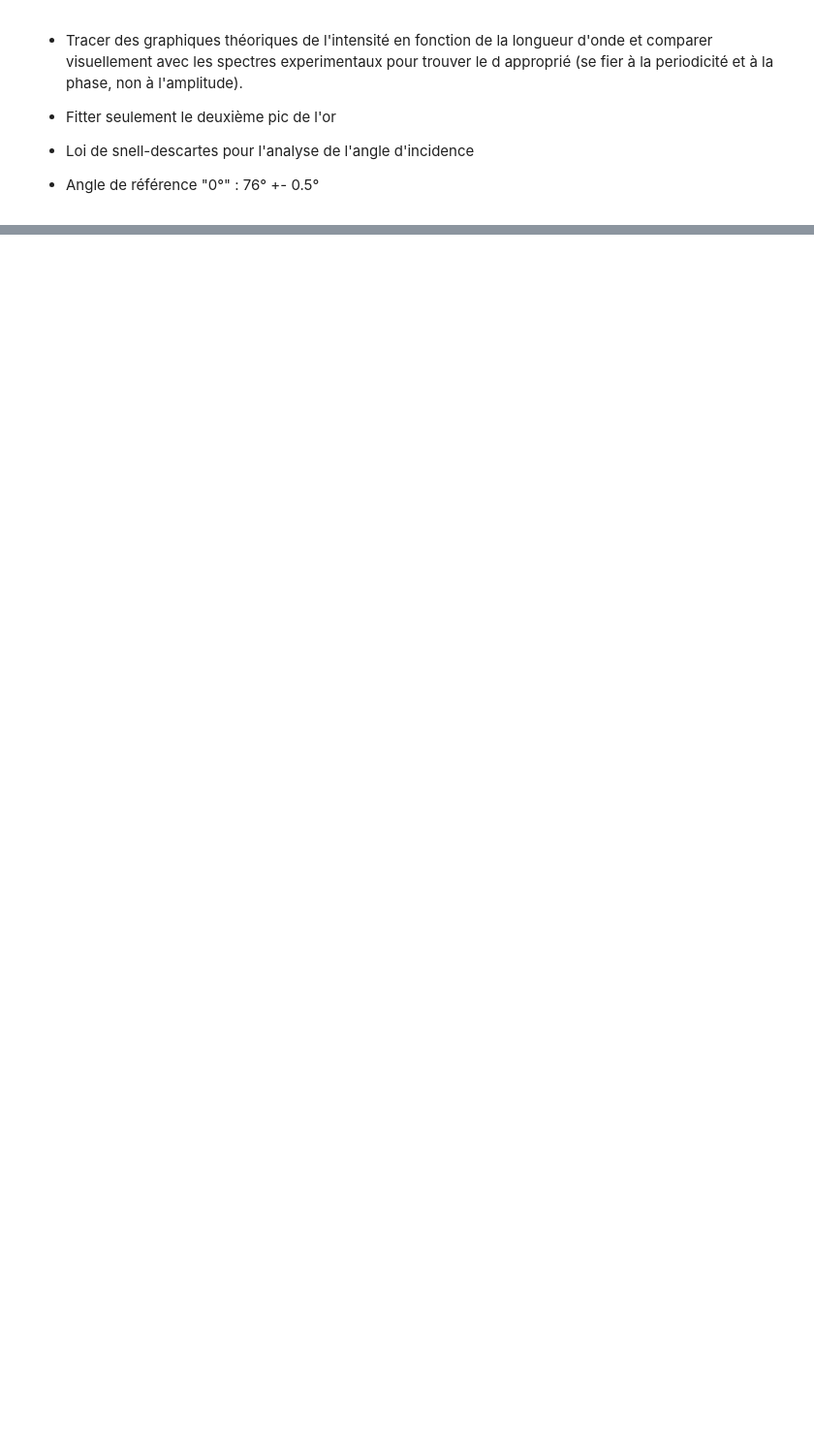
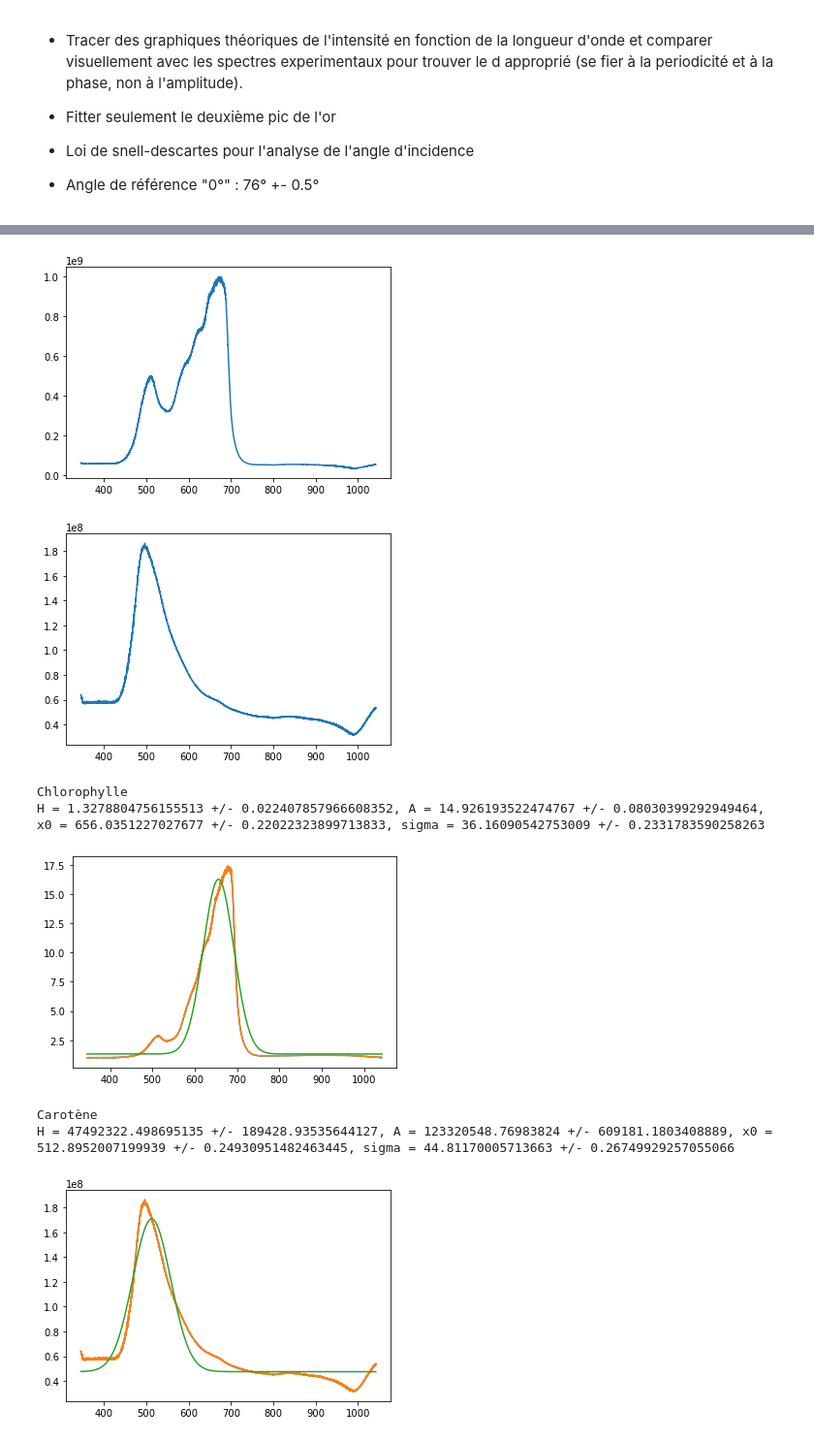
Before and after one commit to pierrotlamontagne/Github-labo-3, a Jupyter notebook: ABS/Analyse.ipynb, the cells around one changed output, grey strips where cells are left out. Shown: that part at 97% size. Drawn from its saved outputs; the diff is of its cells as text; code cells hidden in the pictures; blank space fills up the shorter version.

```diff
--- a/ABS/Analyse.ipynb
+++ b/ABS/Analyse.ipynb
@@ -264,0 +362,46 @@ plt.plot(lamda_deux_0,counts_trois_0/counts_vitre_0)
+# %%
+# Calibration pour feuille
+with open("Données/vitre_feuille.txt") as vitre_feuille:
+    int_time_vitre_feuille = float(list(vitre_feuille)[8].split(":")[1].split("(")[0]) #Temps d'intégration
+
+counts_vitre_feuille /= int_time_vitre_feuille
+
+# Feuille vivante
+with open("Données/feuille_vieux_arbre.txt") as feuille_verte:
+    int_time_feuille_verte = float(list(feuille_verte)[8].split(":")[1].split("(")[0]) #Temps d'intégration
+
+counts_feuille_verte /= int_time_feuille_verte
+
+counts_feuille_verte_norm = (counts_feuille_verte/counts_vitre_feuille)**(-1)
+plt.plot(lamda, counts_feuille_verte_norm)
+plt.show()
+
+#Feuille morte
+with open("Données/feuille_morte_vieux_arbre.txt") as feuille_brune:
+    int_time_feuille_brune = float(list(feuille_brune)[8].split(":")[1].split("(")[0]) #Temps d'intégration
+
+counts_feuille_brune /= int_time_feuille_brune
+
+counts_feuille_brune_norm = (counts_feuille_brune/counts_vitre_feuille)**(-1)
+plt.plot(lamda, counts_feuille_brune_norm)
+plt.show()
+
+#Feuille verte/feuille brune (pic chlorophylle)
+counts_chlorophylle = counts_feuille_verte_norm / counts_feuille_brune_norm
+print("Chlorophylle")
+plt.plot(lamda, counts_chlorophylle)
+gauss_verte, p_opt_verte, p_err_verte = fit_gaussien(lamda,counts_chlorophylle, p0 = [0,17,650,3])
+
+#Pic carotène
+print("Carotène")
+plt.plot(lamda, counts_feuille_brune_norm)
+gauss_brune, p_opt_brune, p_err_brune = fit_gaussien(lamda, counts_feuille_brune_norm, p0 = p0 = [0,17,650,3])
+# %% [output]
+[figure, added]
+[figure, added]
+Chlorophylle
+H = 1.3278804756155513 +/- 0.022407857966608352, A = 14.926193522474767 +/- 0.08030399292949464, x0 = 656.0351227027677 +/- 0.22022323899713833, sigma = 36.16090542753009 +/- 0.2331783590258263
+[figure, added]
+Carotène
+H = 47492322.498695135 +/- 189428.93535644127, A = 123320548.76983824 +/- 609181.1803408889, x0 = 512.8952007199939 +/- 0.24930951482463445, sigma = 44.81170005713663 +/- 0.26749929257055066
+[figure, added]
```
Also changed, not shown: parts of 14 cells of this notebook, 2 other files.
